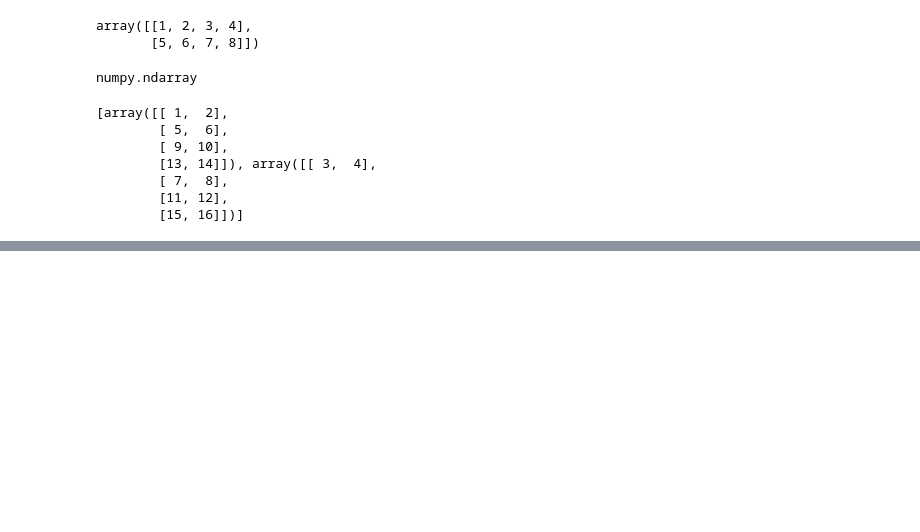
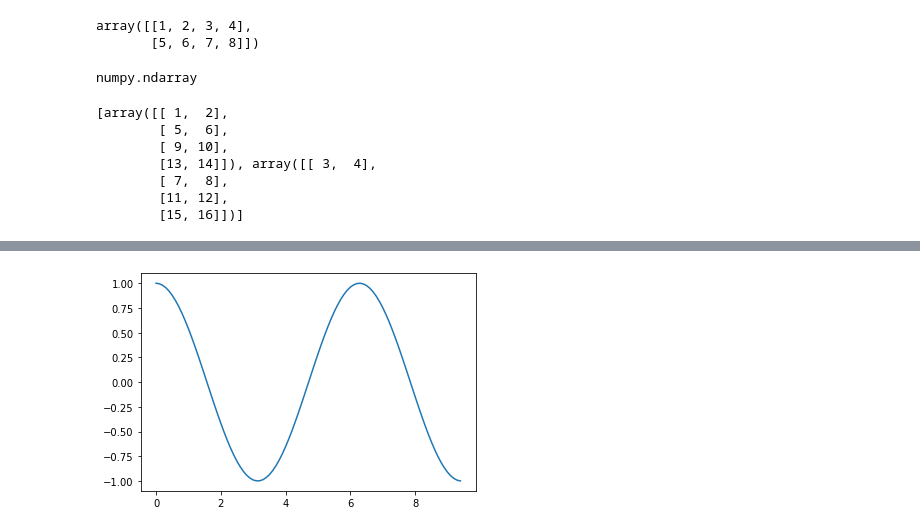
Before and after one commit to sg758253/AI, a Jupyter notebook: numpy/numpy.ipynb, the cells around one changed output, grey strips where cells are left out. Cells and saved outputs as stored; diff of their text form; code cells hidden in the pictures; blank space fills up the shorter version.

```diff
--- a/numpy/numpy.ipynb
+++ b/numpy/numpy.ipynb
@@ -607,0 +834,6 @@ np.split(d1,[1,3])
+# %%
+y_cos=np.cos(x_sin)
+plt.plot(x_sin,y_cos)
+plt.show()
+# %% [output]
+[figure, added]
```
Also changed, not shown: parts of 49 cells of this notebook.
